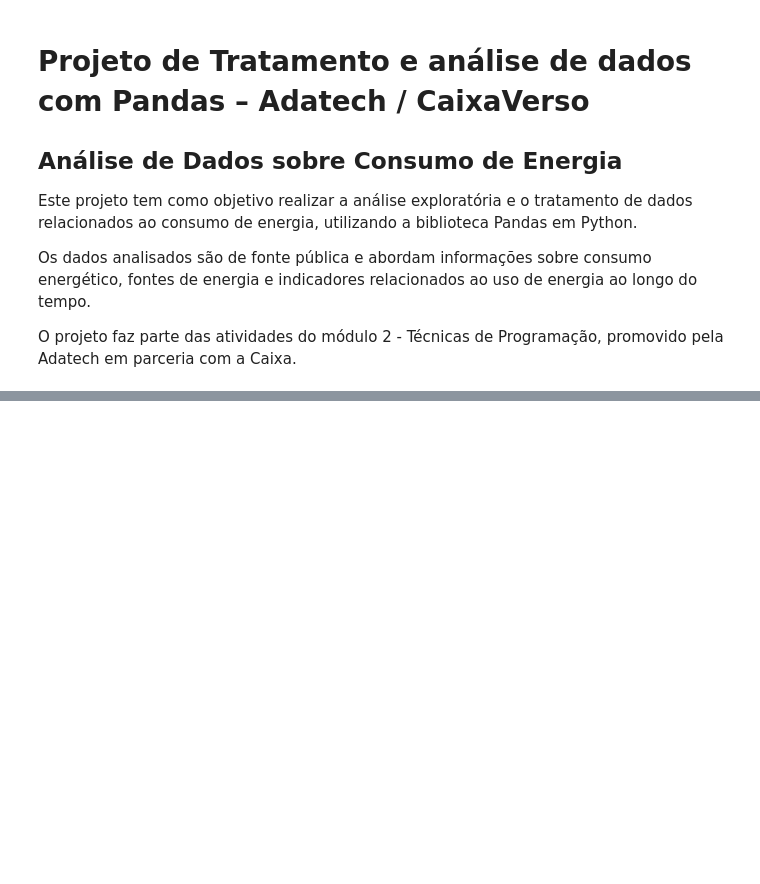
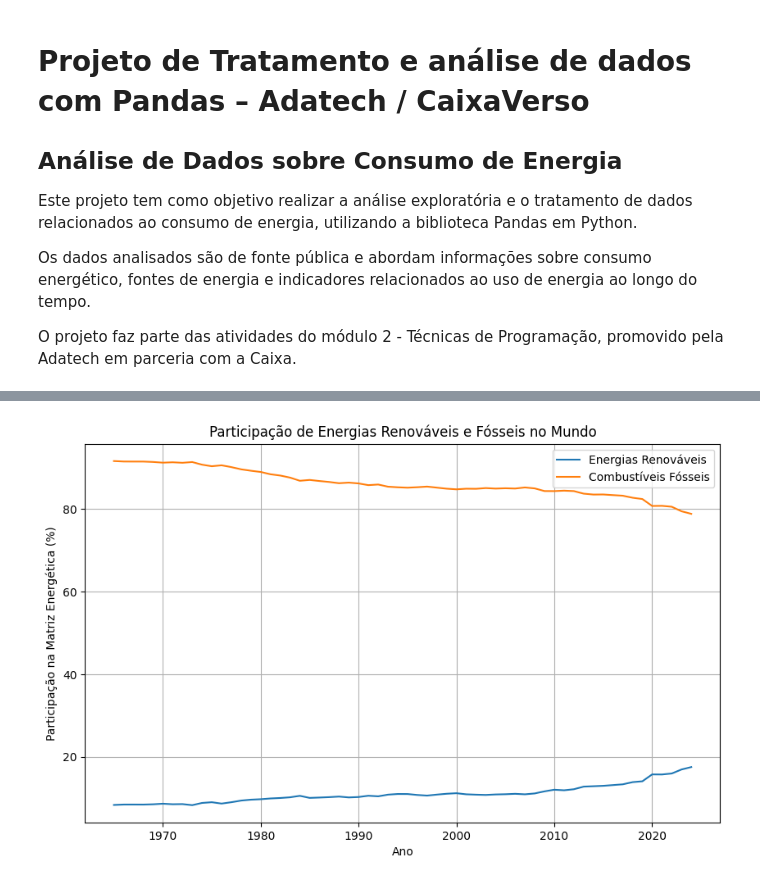
Before and after one commit to adrianamalmeida001/projeto-tecnicas-programacao-adatech, a Jupyter notebook: Projeto_técnicas_de_programação.ipynb, the cells around one changed output, grey strips where cells are left out. Cells and saved outputs as stored; diff of their text form; code cells hidden in the pictures; blank space fills up the shorter version.

```diff
--- a/Projeto_técnicas_de_programação.ipynb
+++ b/Projeto_técnicas_de_programação.ipynb
@@ -26,0 +175,35 @@ df.head()
+# %%
+# PERGUNTA 3 - Existe diferença entre a participação de energia renovável e de energia fóssil no mundo ao longo do tempo?
+
+# cáculo da média mundial
+matriz_mundial = (
+    df_matriz
+    .groupby('year')[['renewables_share_energy', 'fossil_share_energy']]
+    .mean()
+    .reset_index()
+)
+
+# criação do gráfico de linhas com o resultado
+plt.figure(figsize=(10, 6))
+
+plt.plot(
+    matriz_mundial['year'],
+    matriz_mundial['renewables_share_energy'],
+    label='Energias Renováveis'
+)
+
+plt.plot(
+    matriz_mundial['year'],
+    matriz_mundial['fossil_share_energy'],
+    label='Combustíveis Fósseis'
+)
+
+plt.title('Participação de Energias Renováveis e Fósseis no Mundo')
+plt.xlabel('Ano')
+plt.ylabel('Participação na Matriz Energética (%)')
+plt.legend()
+plt.grid(True)
+
+plt.show()
+# %% [output]
+[figure, added]
```
Also changed, not shown: parts of 17 cells of this notebook.
